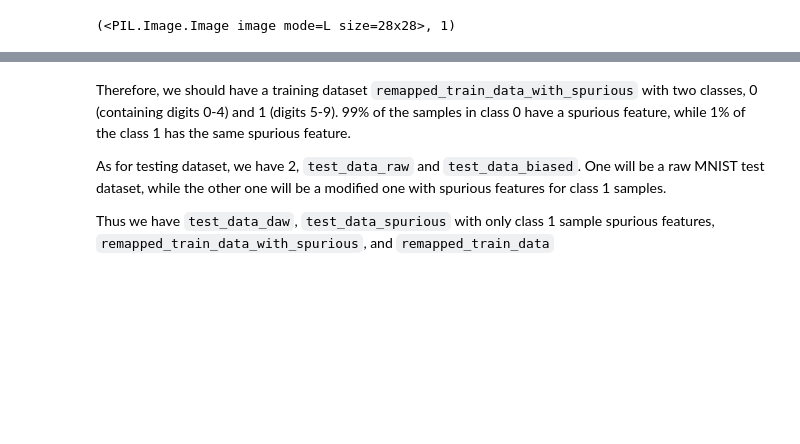
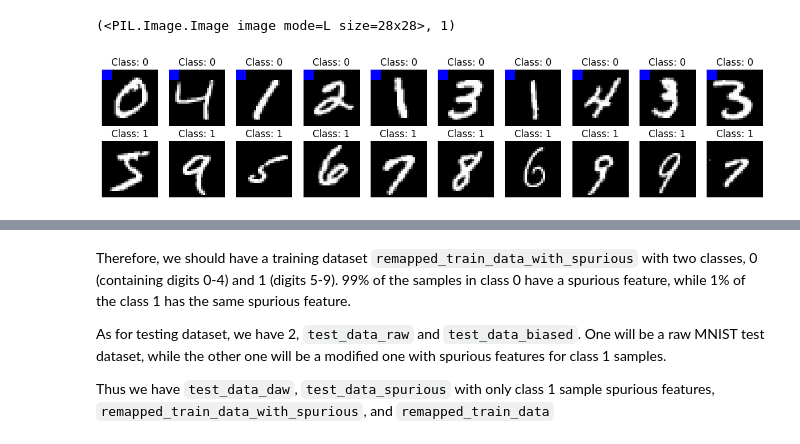
Before and after one commit to vmazashvili/AIRO, a Jupyter notebook: MaskTune_Vano_Mazashvili_1993251.ipynb, the cells around one changed output, grey strips where cells are left out. Saved outputs shown, nothing was run; the diff lists cells and outputs as text; code cells hidden in the pictures; blank space fills up the shorter version.

```diff
--- a/MaskTune_Vano_Mazashvili_1993251.ipynb
+++ b/MaskTune_Vano_Mazashvili_1993251.ipynb
@@ -71,6 +71,12 @@ def remap_classes(dataset):
     """
     Remap MNIST dataset classes to two new classes
     new_to_old_label_mapping={0: [0, 1, 2, 3, 4], 1: [5, 6, 7, 8, 9]},
+
+    Input:
+        MNIST dataset
+
+    Output:
+        List of remapped dataset
     """
     remapped_data = []
     remapped_targets = []
@@ -89,7 +95,8 @@ def remap_classes(dataset):
 mnist_train = datasets.MNIST(root='data', train=True, download=True)
 mnist_test = datasets.MNIST(root='data', train=False, download=True)
 
-# Remap the classes
+# Remap the classes, the variables contain lists:
+#
 remapped_train_data = remap_classes(mnist_train)
 remapped_test_data = remap_classes(mnist_test)
 
@@ -143,46 +118,61 @@ remapped_train_data[0]
 # %%
 import random
 from PIL import Image, ImageDraw
+import matplotlib.pyplot as plt
 
-def add_spurious_feature(image, label, spurious_value=255, percentage_class_0=0.9, percentage_class_1=0.1):
-  """
-  A function to add a spurious feature to PIL images based on label and class-specific percentages.
+def add_spurious_feature(image, label, percentage_class_0=0.99, percentage_class_1=0.01):
+    """
+    A function to add blue spurious features to PIL images based on class-specific percentages.
 
-  Args:
-      image (PIL.Image.Image): Input image.
-      label (int): The class label of the image.
-      spurious_value (int, optional): Value to assign to the spurious feature pixels. Defaults to 255.
-      percentage_class_0 (float, optional): Percentage of class 0 samples to apply the feature to. Defaults to 0.9.
-      percentage_class_1 (float, optional): Percentage of class 1 samples to apply the feature to. Defaults to 0.1.
+    Args:
+        image (PIL.Image.Image): Input image.
+        label (int): The class label of the image.
+        percentage_class_0 (float, optional): Percentage of class 0 samples to apply the feature to. Defaults to 0.99.
+        percentage_class_1 (float, optional): Percentage of class 1 samples to apply the feature to. Defaults to 0.0w1.
 
-  Returns:
-      PIL.Image.Image: Transformed image with the spurious feature added (if applicable).
-  """
+    Returns:
+        PIL.Image.Image: Transformed image with the spurious feature added (if applicable).
+    """
+    # Determine the appropriate percentage based on the class label
+    percentage = percentage_class_0 if label == 0 else percentage_class_1
 
-  # Determine the appropriate percentage based on the class label
-  percentage = percentage_class_0 if label == 0 else percentage_class_1
-
-  # Check if the condition for adding the feature is met
-  if random.random() < percentage:
-
+    # Check if the condition for adding the feature is met
+    if random.random() < percentage:
         # Create a copy of the input image
-        image_with_spurious = image.copy()
+        image_with_spurious = image.convert("RGB")  # Ensure the image is in RGB mode
         # Create a drawing context
         draw = ImageDraw.Draw(image_with_spurious)
-        # Draw a square in the top-left corner
-        draw.rectangle([0, 0, 4, 4], fill=(spurious_value,))
+        # Draw a blue square in the top-left corner
+        draw.rectangle([0, 0, 4, 4], fill=(0, 0, 255))  # Blue color
         del draw  # Release drawing context
-        image_with_spurious = image.copy()
-        draw = ImageDraw.Draw(image_with_spurious)
-        draw.rectangle([0, 0, 4, 4], fill=(spurious_value,))
-        del draw
         return image_with_spurious
-  else:
-      return image
-
-  return image_with_spurious
-
+    else:
+        return image.convert("RGB")  # Ensure the image is in RGB mode
 
 # Apply add_spurious_feature to the entire remapped_train_data dataset
 remapped_train_data_with_spurious = [(add_spurious_feature(image, label), label) for image, label in remapped_train_data]
+
+# Display 10 samples from each class
+fig, axes = plt.subplots(2, 10, figsize=(15, 3))
+class_0_count = 0
+class_1_count = 0
+
+for image, label in remapped_train_data_with_spurious:
+    if label == 0 and class_0_count < 10:
+        axes[0, class_0_count].imshow(image)
+        axes[0, class_0_count].set_title(f"Class: {label}")
+        axes[0, class_0_count].axis('off')
+        class_0_count += 1
+    elif label == 1 and class_1_count < 10:
+        axes[1, class_1_count].imshow(image)
+        axes[1, class_1_count].set_title(f"Class: {label}")
+        axes[1, class_1_count].axis('off')
+        class_1_count += 1
+
+    if class_0_count >= 10 and class_1_count >= 10:
+        break
+
+plt.show()
+# %% [output]
+[figure, added]
 # %%
```
Also changed, not shown: parts of 22 cells of this notebook.
